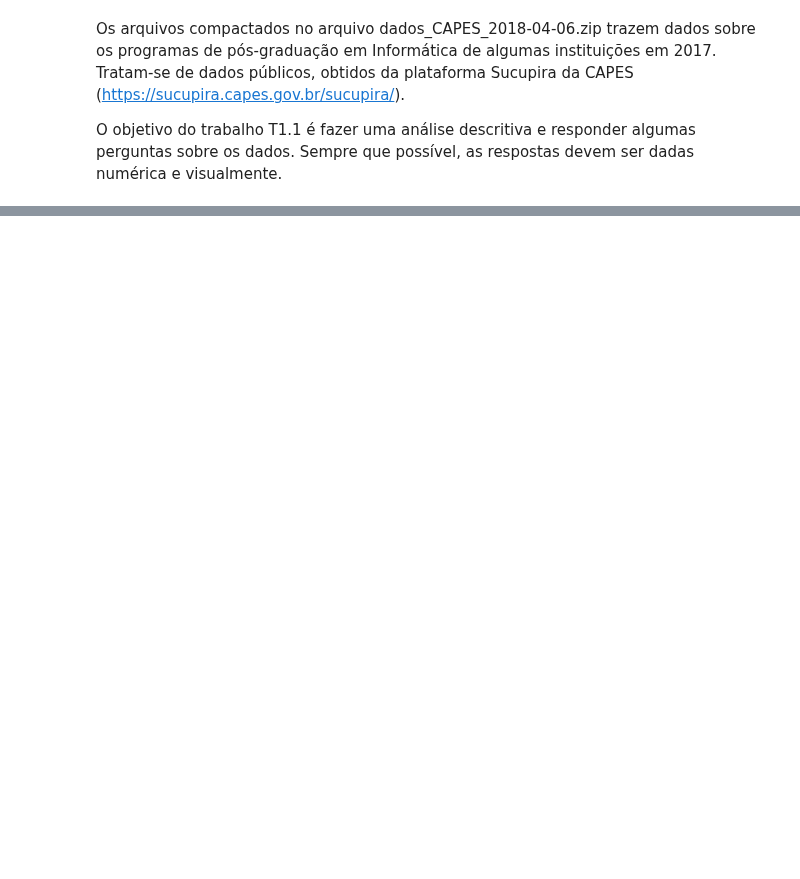
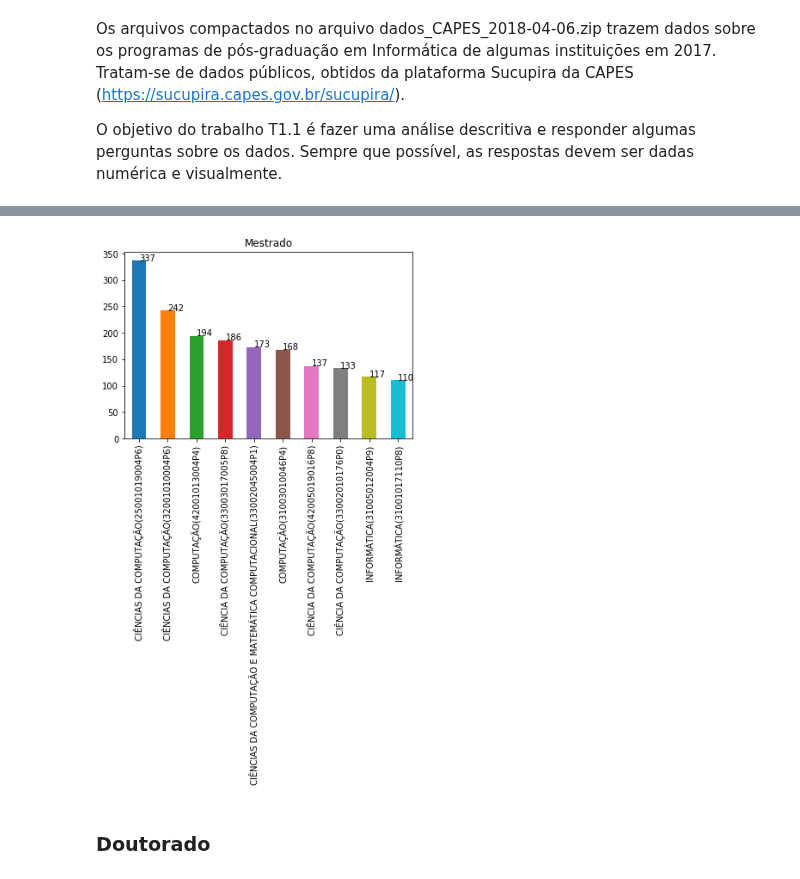
Before and after one commit to Pedalves/DataScience, a Jupyter notebook: CAPES/T1.1 Enunciado - Analise descritiva de dados de PG.ipynb, the cells around one changed output, grey strips where cells are left out. Drawn from its saved outputs; the diff is of its cells as text; code cells hidden in the pictures; blank space fills up the shorter version.

```diff
--- a/CAPES/T1.1 Enunciado - Analise descritiva de dados de PG.ipynb
+++ b/CAPES/T1.1 Enunciado - Analise descritiva de dados de PG.ipynb
@@ -62,0 +118,10 @@ qualis_df.head()
+# %%
+plot = discentes_pos_df[discentes_pos_df.nivel=='Mestrado'].programa.value_counts().plot(
+    kind='bar', title="Mestrado")
+
+for idx, value in enumerate(list(discentes_pos_df[discentes_pos_df.nivel=='Mestrado'].programa.value_counts())):
+    plot.annotate(value,(idx, value), xytext=(0, 0), textcoords='offset points')
+# %% [output]
+[figure, added]
+# %% [markdown]
+### Doutorado
```
Also changed, not shown: parts of 24 cells of this notebook.
